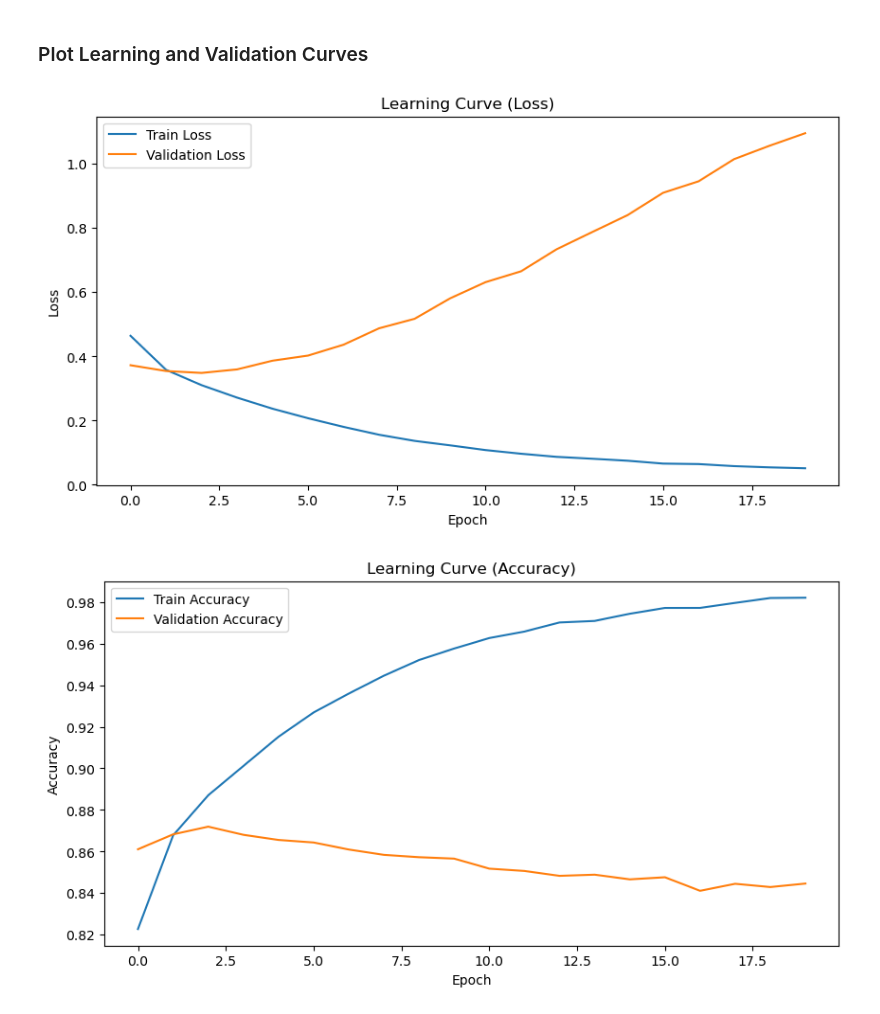
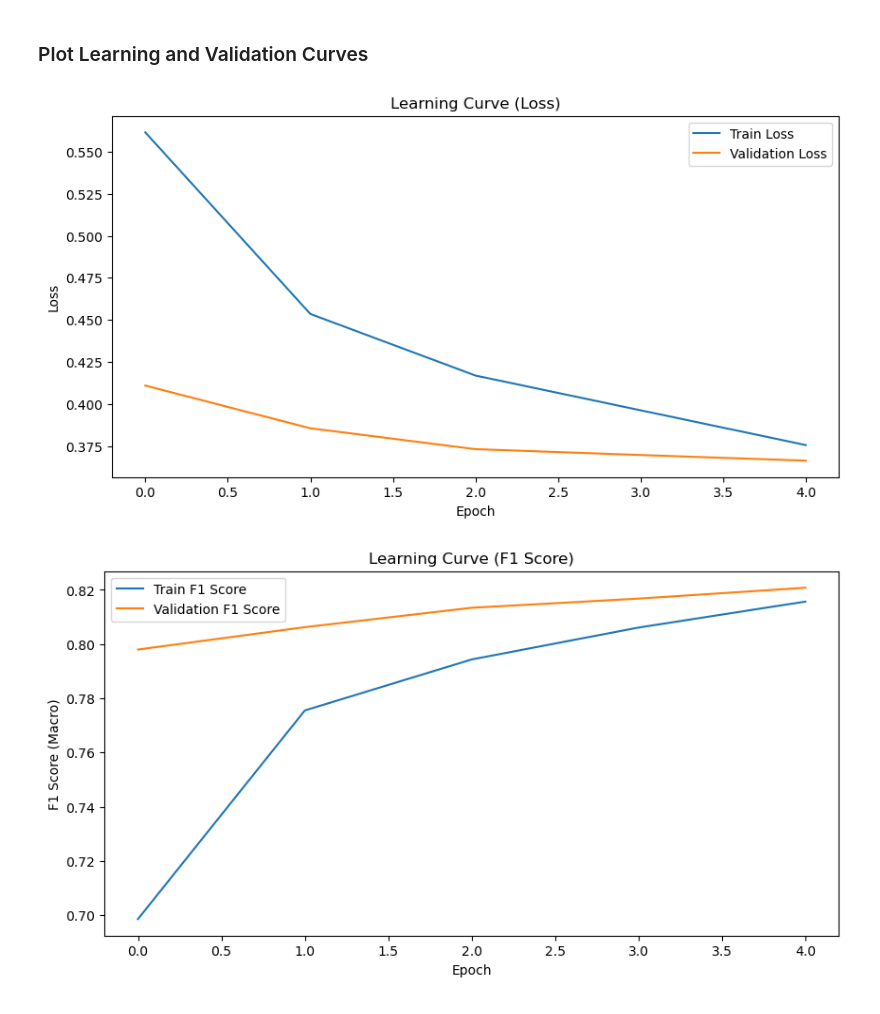
Before and after one commit to bugoverdose/dl-twitter-crisis, a Jupyter notebook: crisis_bench_jade.ipynb, the cells around one changed output. Drawn from its saved outputs; the diff is of its cells as text; code cells hidden in the pictures.

Commit message:
feat: updated curves to use f1, added intro to overleaf

```diff
--- a/crisis_bench_jade.ipynb
+++ b/crisis_bench_jade.ipynb
@@ -70,7 +43,7 @@ id2label = {i: label for label, i in label2id.items()}
 def load_data():
     df = {}
     for d in ['train', 'dev', 'test']:
-        output_path = GOOGLE_DRIVE_PATH + f"/data/crisisbench/preprocessed_data_{d}.csv"
+        output_path = f"./data/crisisbench/preprocessed_data_{d}.csv"
         df[d] = pd.read_csv(output_path).loc[:, ['text', 'class_label_group', 'class_label_group_num']]
         print("Loading:", output_path)
     return df
@@ -134,3 +109,16 @@ from torch.utils.data import Dataset, DataLoader
+# %%
+MAX_VOCAB_SIZE = 5000
+MAX_SEQ_LEN = 64 # depends on tweet length
+EMBED_DIM = 50
+FILTER_SIZES = (3, 4, 5)
+NUM_FILTERS = 50
+DROPOUT = 0.8 # tune
+BATCH_SIZE = 64 # tune
+LR = 1e-3
+NUM_EPOCHS = 5
+PAD_TOKEN = "<pad>"
+UNK_TOKEN = "<unk>"
+GLOVE_PATH = "data/crisisbench/glove_word_embeddings.txt"
 # %% [markdown]
 ### Tokenizer and Vocab
 # %%
@@ -576,18 +403,3 @@ def run_textcnn_experiment(
-# %%
-
-MAX_VOCAB_SIZE = 5000
-MAX_SEQ_LEN = 64 # depends on tweet length
-EMBED_DIM = 50
-FILTER_SIZES = (4, 5, 6)
-NUM_FILTERS = 50
-DROPOUT = 0.8 # tune
-BATCH_SIZE = 64 # tune
-LR = 1e-3
-NUM_EPOCHS = 5
-PAD_TOKEN = "<pad>"
-UNK_TOKEN = "<unk>"
-
-GLOVE_PATH = GOOGLE_DRIVE_PATH + "/data/crisisbench/glove_word_embeddings.txt"
 # %% [markdown]
 ### Main CNN Train Script
 # %%
@@ -726,26 +531,26 @@ Training...
 # %%
 import matplotlib.pyplot as plt
 
 # --- Loss plot ---
 plt.figure(figsize=(10, 5))
 plt.plot(train_losses, label="Train Loss")
 plt.plot(val_losses, label="Validation Loss")
 plt.xlabel("Epoch")
 plt.ylabel("Loss")
 plt.title("Learning Curve (Loss)")
 plt.legend()
 plt.savefig("cnn_loss_curve.png")
 
-# --- Accuracy plot ---
+# --- F1 plot ---
 plt.figure(figsize=(10, 5))
-plt.plot(train_accs, label="Train Accuracy")
-plt.plot(val_accs, label="Validation Accuracy")
+plt.plot(train_f1s, label="Train F1 Score")
+plt.plot(val_f1s, label="Validation F1 Score")
 plt.xlabel("Epoch")
-plt.ylabel("Accuracy")
-plt.title("Learning Curve (Accuracy)")
+plt.ylabel("F1 Score (Macro)")
+plt.title("Learning Curve (F1 Score)")
 plt.legend()
-plt.savefig("cnn_acc_curve.png")
+plt.savefig("cnn_f1_score_curve.png")
 # %% [output]
-[figure, old version]
+[figure, new version]
-[figure, old version]
+[figure, new version]
 # %%
```
Also changed, not shown: parts of 12 cells of this notebook, 7 other files.
